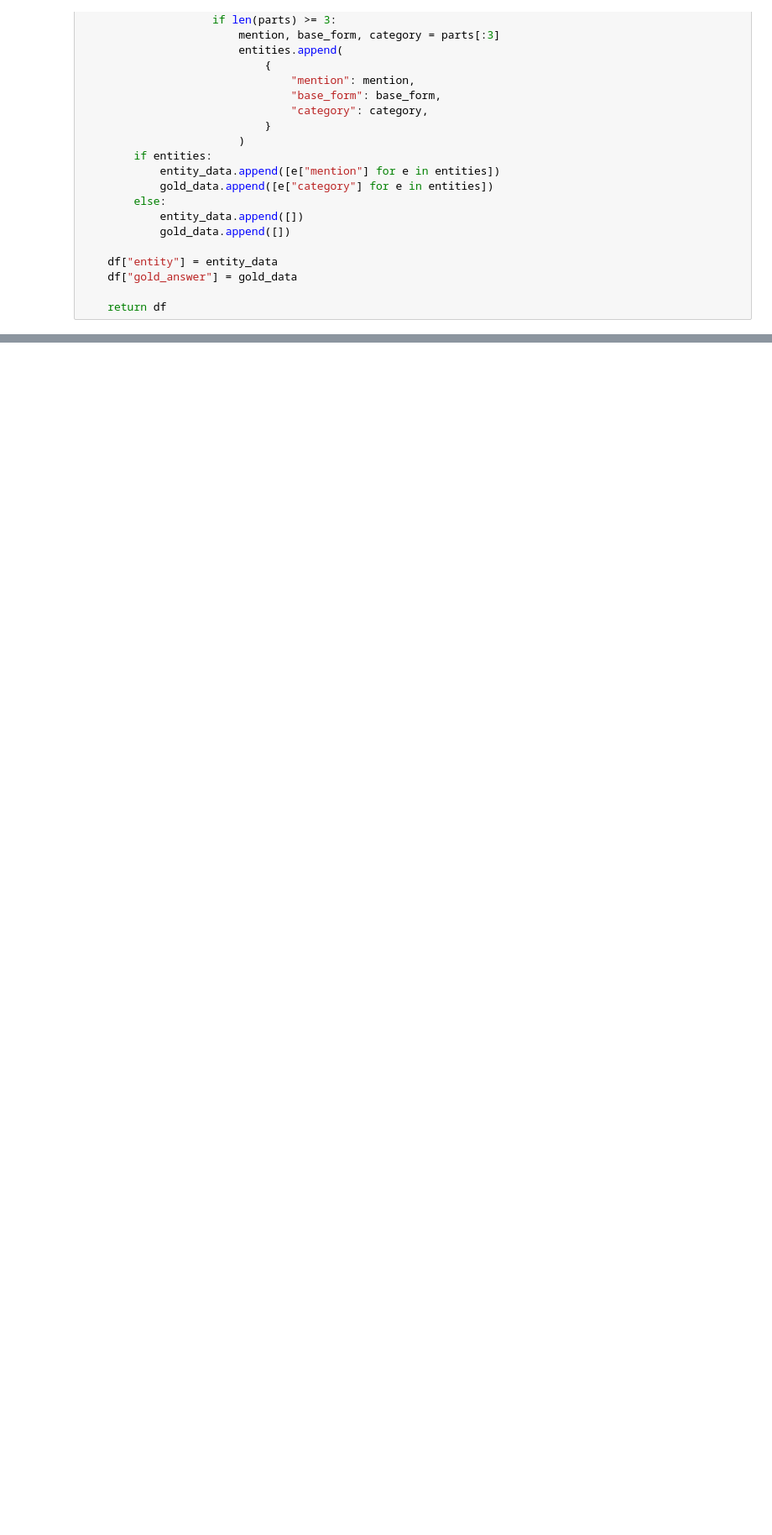
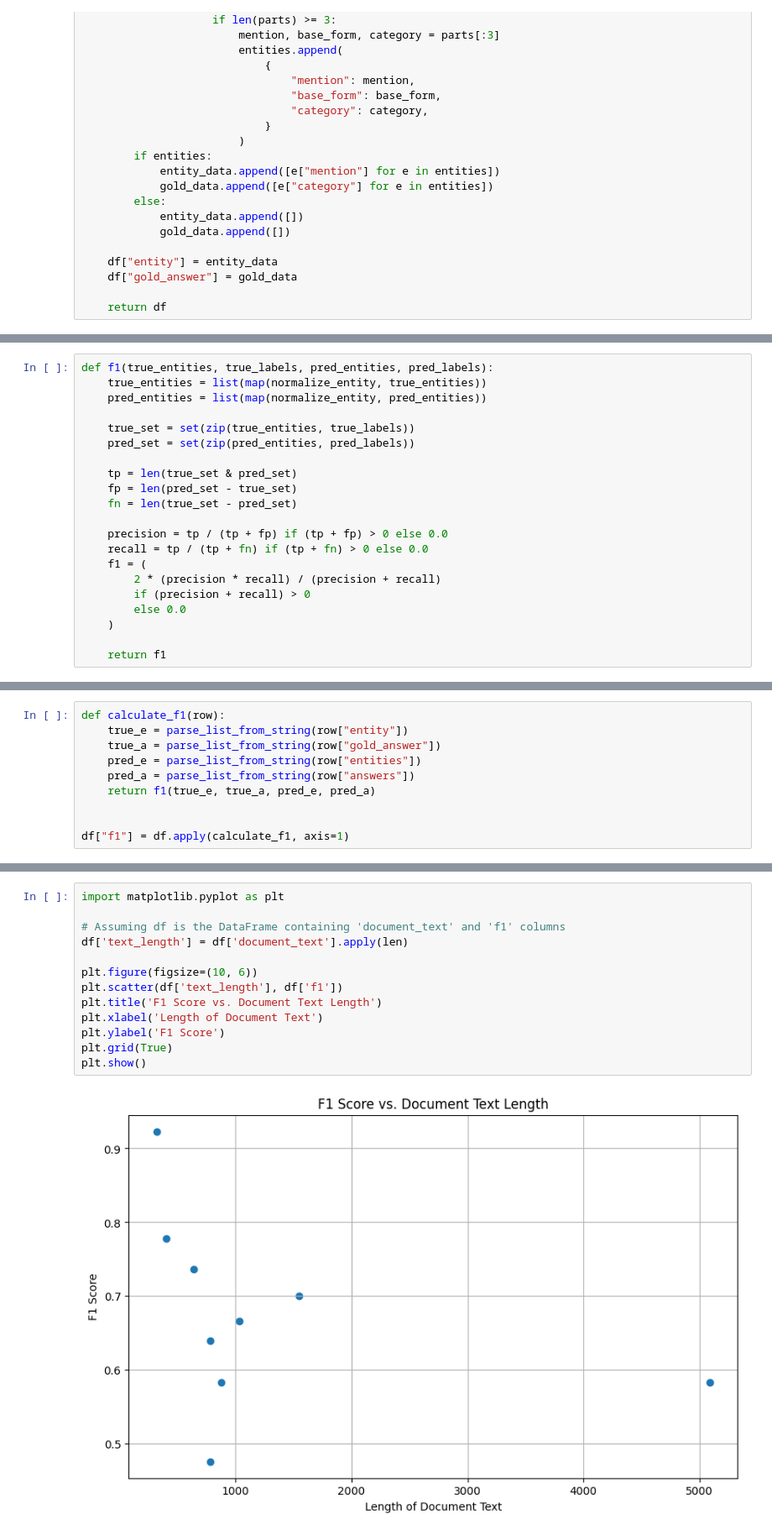
Before and after one commit to PodYapolskiy/sber-nlp, a Jupyter notebook: main.ipynb, the cells around one changed output, grey strips where cells are left out. Shown at 84% size. Cells and saved outputs as stored; diff of their text form; blank space fills up the shorter version.

```diff
--- a/main.ipynb
+++ b/main.ipynb
@@ -191,0 +409,21 @@ def ask_llm_for_ner(model: BaseChatModel, prompt: BasePromptTemplate, text: str)
+# %%
+def f1(true_entities, true_labels, pred_entities, pred_labels):
+    true_entities = list(map(normalize_entity, true_entities))
+    pred_entities = list(map(normalize_entity, pred_entities))
+
+    true_set = set(zip(true_entities, true_labels))
+    pred_set = set(zip(pred_entities, pred_labels))
+
+    tp = len(true_set & pred_set)
+    fp = len(pred_set - true_set)
+    fn = len(true_set - pred_set)
+
+    precision = tp / (tp + fp) if (tp + fp) > 0 else 0.0
+    recall = tp / (tp + fn) if (tp + fn) > 0 else 0.0
+    f1 = (
+        2 * (precision * recall) / (precision + recall)
+        if (precision + recall) > 0
+        else 0.0
+    )
+
+    return f1
@@ -191,0 +516,10 @@ def ask_llm_for_ner(model: BaseChatModel, prompt: BasePromptTemplate, text: str)
+# %%
+def calculate_f1(row):
+    true_e = parse_list_from_string(row["entity"])
+    true_a = parse_list_from_string(row["gold_answer"])
+    pred_e = parse_list_from_string(row["entities"])
+    pred_a = parse_list_from_string(row["answers"])
+    return f1(true_e, true_a, pred_e, pred_a)
+
+
+df["f1"] = df.apply(calculate_f1, axis=1)
@@ -191,0 +541,15 @@ def ask_llm_for_ner(model: BaseChatModel, prompt: BasePromptTemplate, text: str)
+# %%
+import matplotlib.pyplot as plt
+
+# Assuming df is the DataFrame containing 'document_text' and 'f1' columns
+df['text_length'] = df['document_text'].apply(len)
+
+plt.figure(figsize=(10, 6))
+plt.scatter(df['text_length'], df['f1'])
+plt.title('F1 Score vs. Document Text Length')
+plt.xlabel('Length of Document Text')
+plt.ylabel('F1 Score')
+plt.grid(True)
+plt.show()
+# %% [output]
+[figure, added]
```
Also changed, not shown: parts of 27 cells of this notebook, 3 other files.
